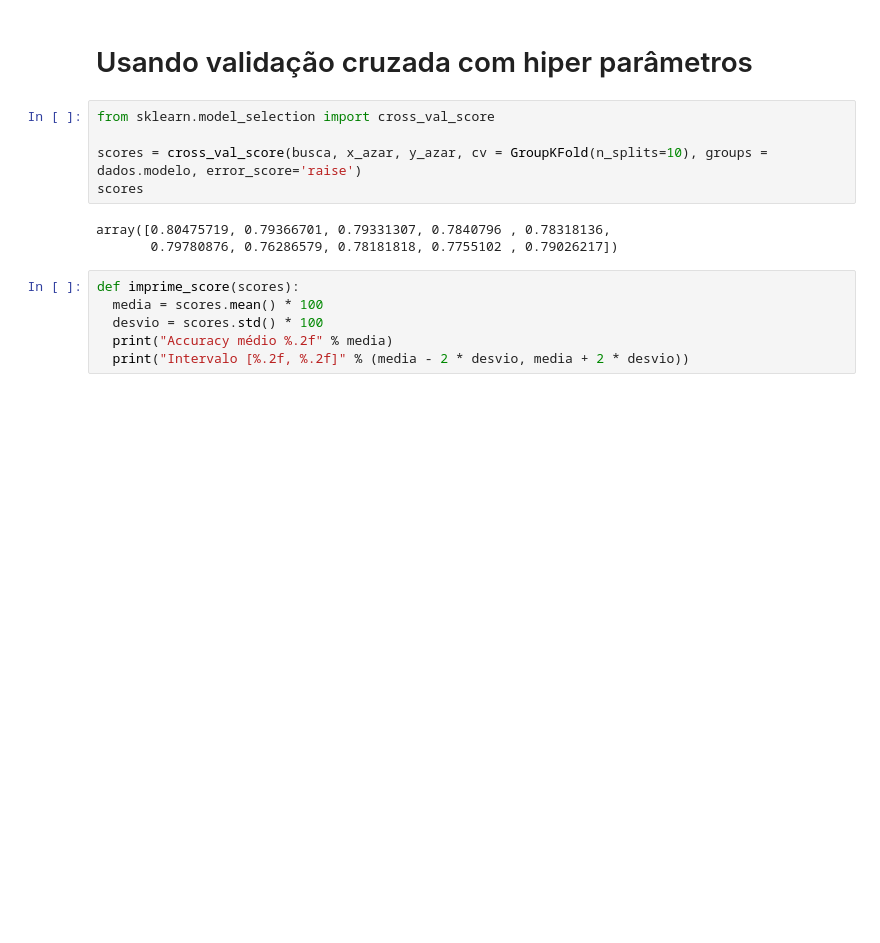
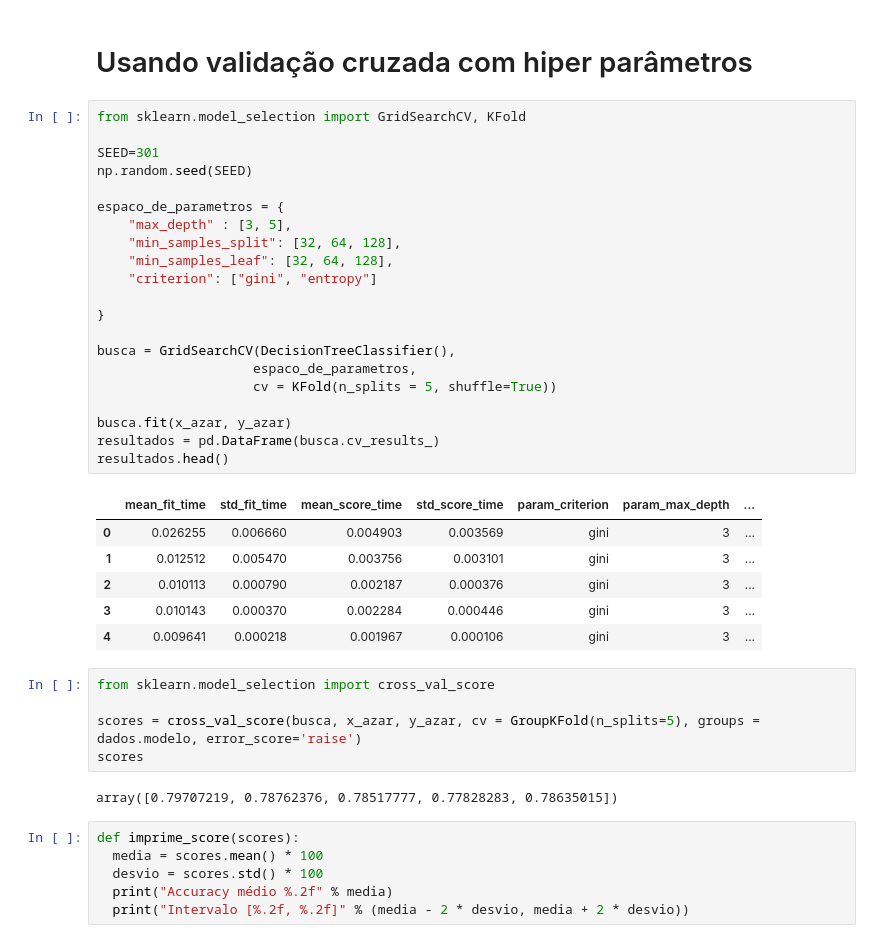
Before and after one commit to ggarcia-de-souza/otimizacao_modelos, a Jupyter notebook: Otimização_de_modelos.ipynb, the cells around one changed output. Cells and saved outputs as stored; diff of their text form; blank space fills up the shorter version.

```diff
--- a/Otimização_de_modelos.ipynb
+++ b/Otimização_de_modelos.ipynb
@@ -596,14 +598,41 @@ print("Accuracy para os dados foi %.2f%%" % accuracy)
 Accuracy para os dados foi 78.75%
 # %% [markdown]
 # Usando validação cruzada com hiper parâmetros
+# %%
+from sklearn.model_selection import GridSearchCV, KFold
+
+SEED=301
+np.random.seed(SEED)
+
+espaco_de_parametros = {
+    "max_depth" : [3, 5],
+    "min_samples_split": [32, 64, 128],
+    "min_samples_leaf": [32, 64, 128],
+    "criterion": ["gini", "entropy"]
+
+}
+
+busca = GridSearchCV(DecisionTreeClassifier(),
+                    espaco_de_parametros,
+                    cv = KFold(n_splits = 5, shuffle=True))
+
+busca.fit(x_azar, y_azar)
+resultados = pd.DataFrame(busca.cv_results_)
+resultados.head()
+# %% [output]
+|  | mean_fit_time | std_fit_time | mean_score_time | std_score_time | param_criterion | param_max_depth | ... |
+| 0 | 0.026255 | 0.006660 | 0.004903 | 0.003569 | gini | 3 | ... |
+| 1 | 0.012512 | 0.005470 | 0.003756 | 0.003101 | gini | 3 | ... |
+| 2 | 0.010113 | 0.000790 | 0.002187 | 0.000376 | gini | 3 | ... |
+| 3 | 0.010143 | 0.000370 | 0.002284 | 0.000446 | gini | 3 | ... |
+| 4 | 0.009641 | 0.000218 | 0.001967 | 0.000106 | gini | 3 | ... |
 # %%
 from sklearn.model_selection import cross_val_score
 
-scores = cross_val_score(busca, x_azar, y_azar, cv = GroupKFold(n_splits=10), groups = dados.modelo, error_score='raise')
+scores = cross_val_score(busca, x_azar, y_azar, cv = GroupKFold(n_splits=5), groups = dados.modelo, error_score='raise')
 scores
 # %% [output]
-array([0.80475719, 0.79366701, 0.79331307, 0.7840796 , 0.78318136,
-       0.79780876, 0.76286579, 0.78181818, 0.7755102 , 0.79026217])
+array([0.79707219, 0.78762376, 0.78517777, 0.77828283, 0.78635015])
 # %%
 def imprime_score(scores):
   media = scores.mean() * 100
```
Also changed, not shown: parts of 12 cells of this notebook.
